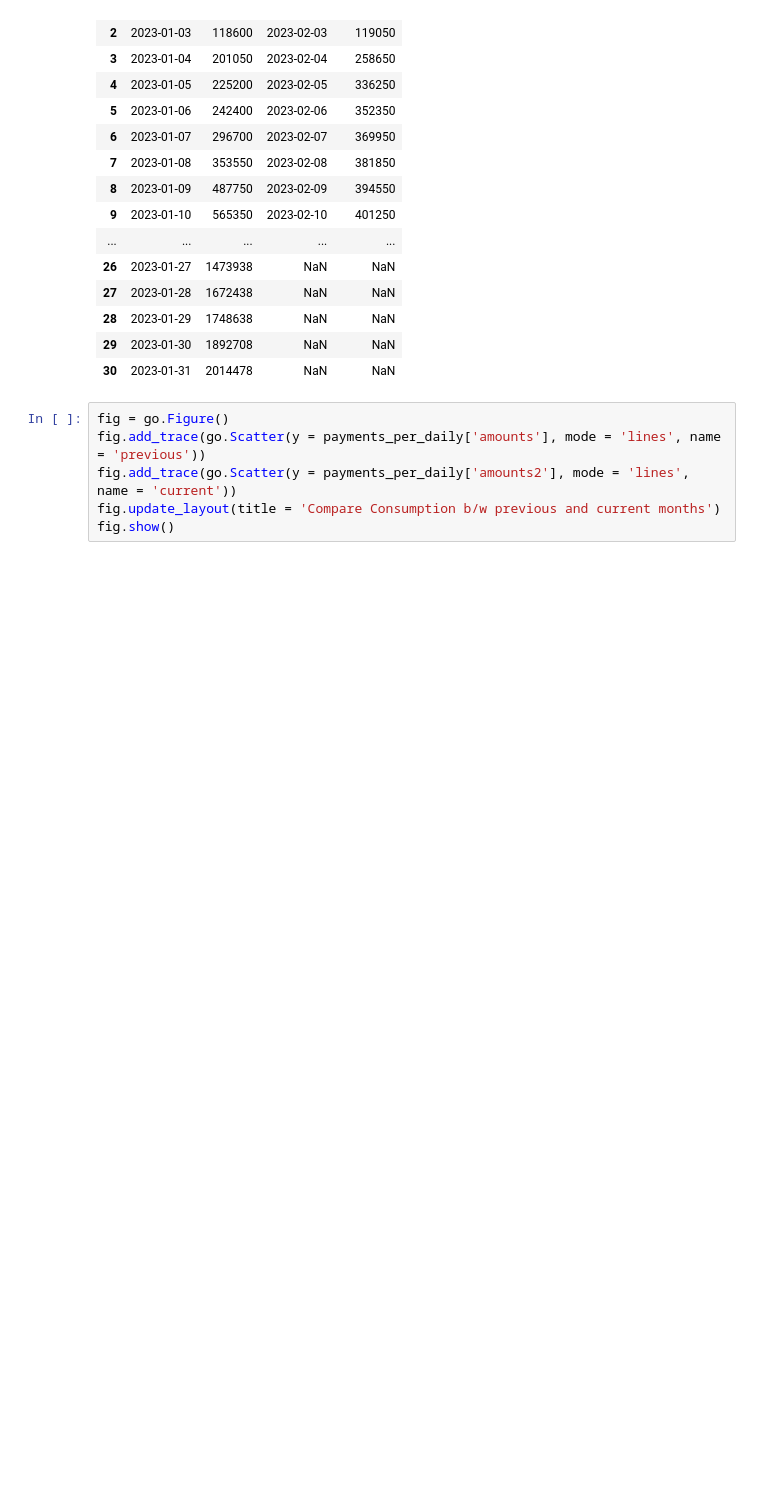
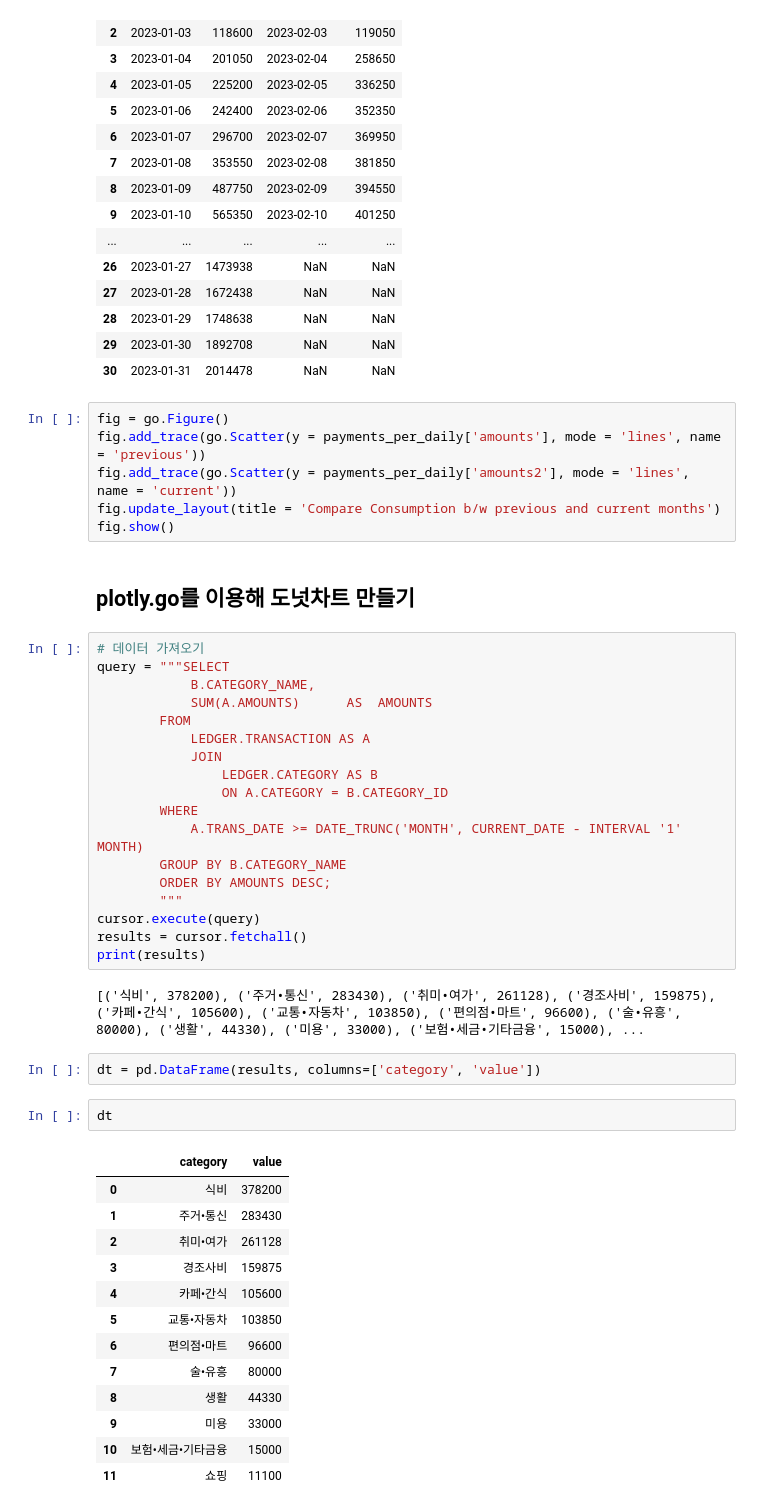
Before and after one commit to Mato-Park/Mato_Projects, a Jupyter notebook: Ledger/test.ipynb, the cells around one changed output. Cells and saved outputs as stored; diff of their text form; blank space fills up the shorter version.

```diff
--- a/Ledger/test.ipynb
+++ b/Ledger/test.ipynb
@@ -221,3 +221,43 @@ fig.add_trace(go.Scatter(y = payments_per_daily['amounts'], mode = 'lines', name
 fig.add_trace(go.Scatter(y = payments_per_daily['amounts2'], mode = 'lines', name = 'current'))
 fig.update_layout(title = 'Compare Consumption b/w previous and current months')
 fig.show()
+# %% [markdown]
+## plotly.go를 이용해 도넛차트 만들기
+# %%
+# 데이터 가져오기
+query = """SELECT
+            B.CATEGORY_NAME,
+            SUM(A.AMOUNTS)      AS  AMOUNTS
+        FROM
+            LEDGER.TRANSACTION AS A
+            JOIN
+                LEDGER.CATEGORY AS B
+                ON A.CATEGORY = B.CATEGORY_ID
+        WHERE
+            A.TRANS_DATE >= DATE_TRUNC('MONTH', CURRENT_DATE - INTERVAL '1' MONTH)
+        GROUP BY B.CATEGORY_NAME
+        ORDER BY AMOUNTS DESC;
+        """
+cursor.execute(query)
+results = cursor.fetchall()
+print(results)
+# %% [output]
+[('식비', 378200), ('주거•통신', 283430), ('취미•여가', 261128), ('경조사비', 159875), ('카페•간식', 105600), ('교통•자동차', 103850), ('편의점•마트', 96600), ('술•유흥', 80000), ('생활', 44330), ('미용', 33000), ('보험•세금•기타금융', 15000), ...
+# %%
+dt = pd.DataFrame(results, columns=['category', 'value'])
+# %%
+dt
+# %% [output]
+|  | category | value |
+| 0 | 식비 | 378200 |
+| 1 | 주거•통신 | 283430 |
+| 2 | 취미•여가 | 261128 |
+| 3 | 경조사비 | 159875 |
+| 4 | 카페•간식 | 105600 |
+| 5 | 교통•자동차 | 103850 |
+| 6 | 편의점•마트 | 96600 |
+| 7 | 술•유흥 | 80000 |
+| 8 | 생활 | 44330 |
+| 9 | 미용 | 33000 |
+| 10 | 보험•세금•기타금융 | 15000 |
+| 11 | 쇼핑 | 11100 |
```
Also changed, not shown: parts of 6 cells of this notebook, 4 other files.
